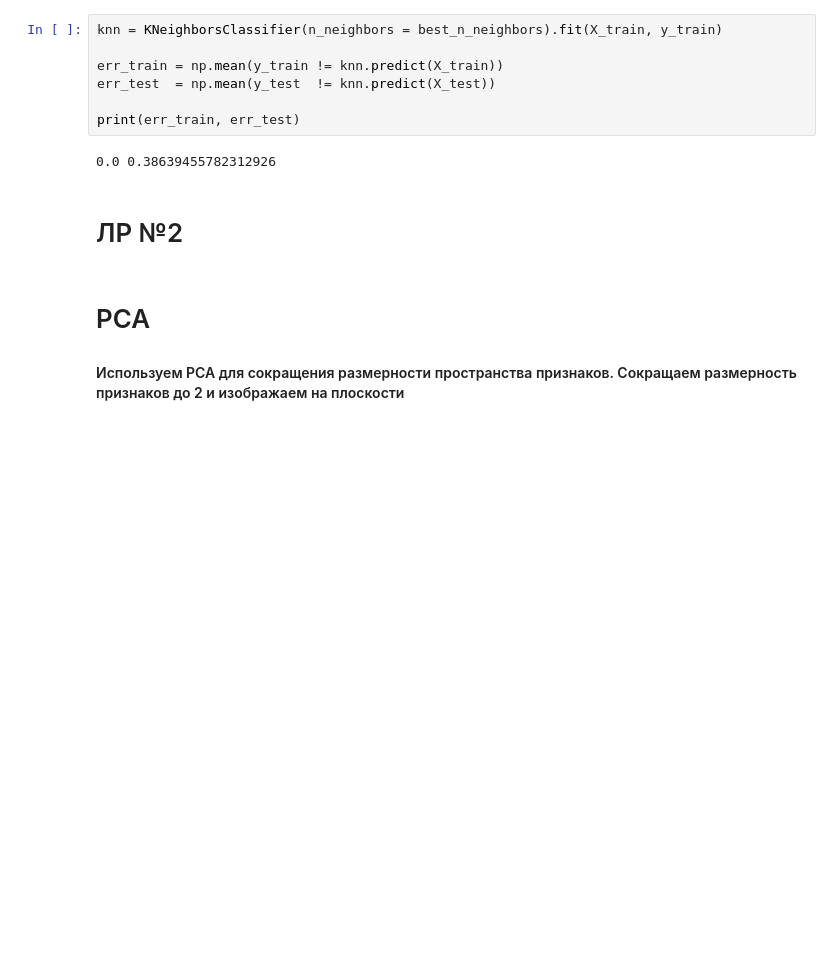
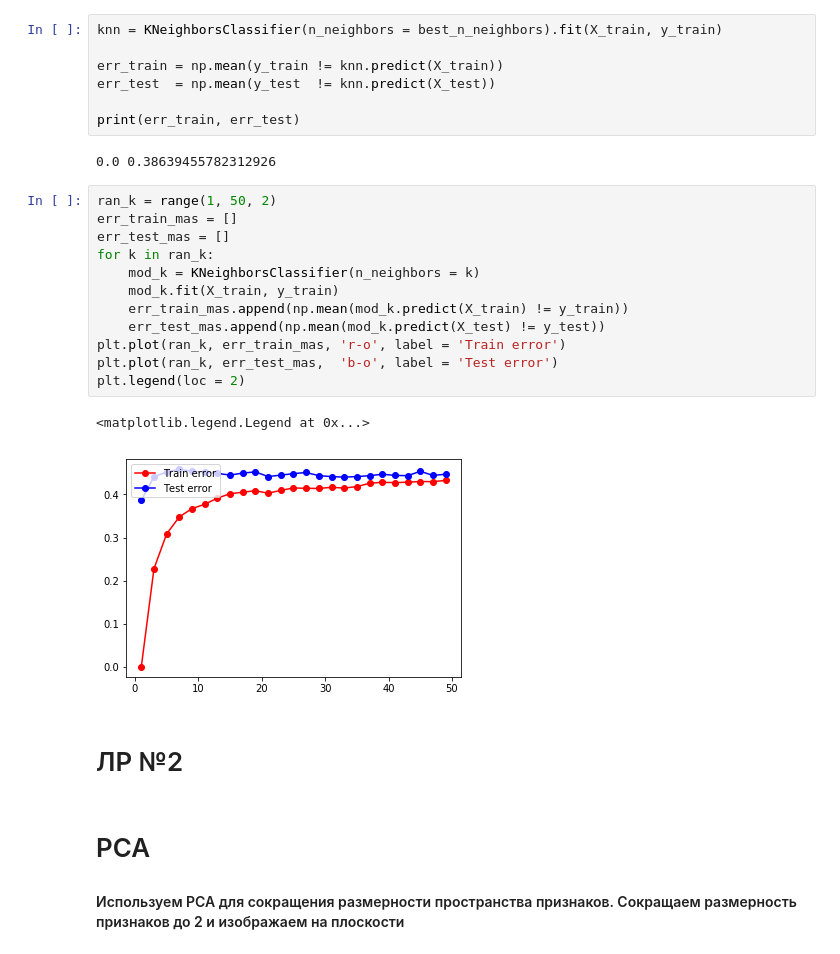
Before and after one commit to JaneMor/Wine, a Jupyter notebook: White-winequality.ipynb, the cells around one changed output. Drawn from its saved outputs; the diff is of its cells as text; blank space fills up the shorter version.

```diff
--- a/White-winequality.ipynb
+++ b/White-winequality.ipynb
@@ -795,6 +651,21 @@ err_test  = np.mean(y_test  != knn.predict(X_test))
 print(err_train, err_test)
 # %% [output]
 0.0 0.38639455782312926
+# %%
+ran_k = range(1, 50, 2)
+err_train_mas = []
+err_test_mas = []
+for k in ran_k:
+    mod_k = KNeighborsClassifier(n_neighbors = k)
+    mod_k.fit(X_train, y_train)
+    err_train_mas.append(np.mean(mod_k.predict(X_train) != y_train))
+    err_test_mas.append(np.mean(mod_k.predict(X_test) != y_test))
+plt.plot(ran_k, err_train_mas, 'r-o', label = 'Train error')
+plt.plot(ran_k, err_test_mas,  'b-o', label = 'Test error')
+plt.legend(loc = 2)
+# %% [output]
+<matplotlib.legend.Legend at 0x...>
+[figure, added]
 # %% [markdown]
 # ЛР №2
 # %% [markdown]
```
Also changed, not shown: parts of 62 cells of this notebook.
